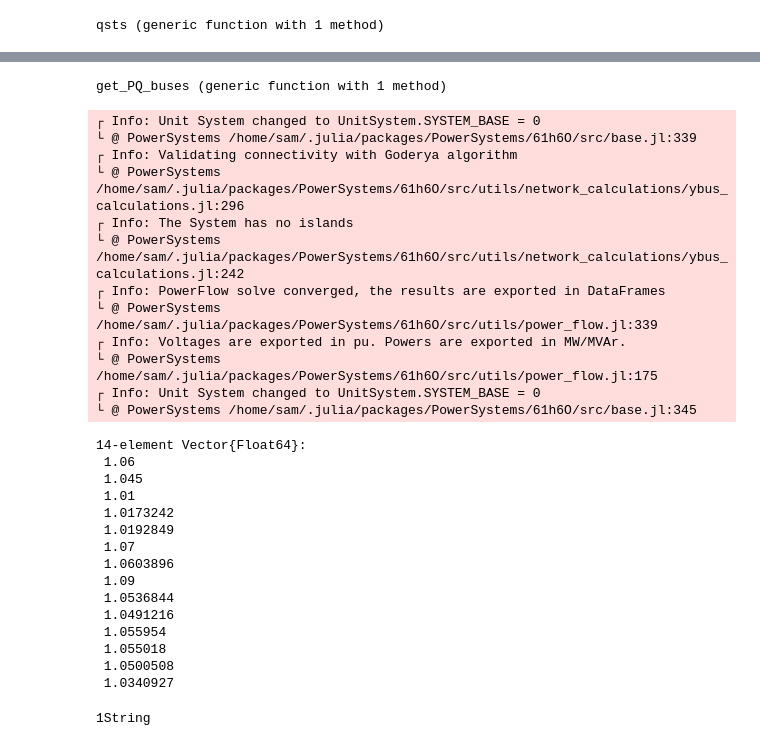
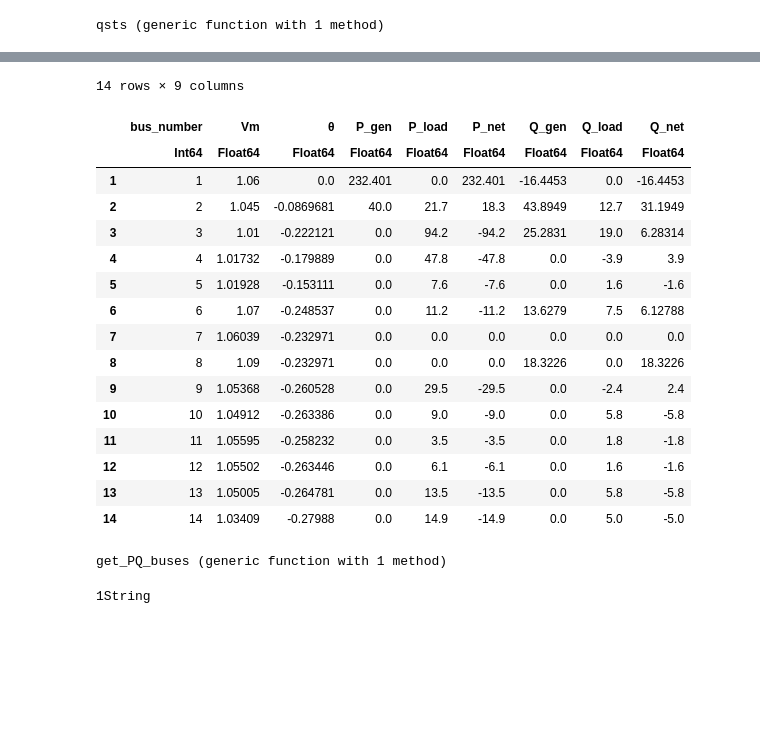
Before and after one commit to samtalki/PowerSensitivities.jl, a Jupyter notebook: src/GlobalSensitivtyExample.ipynb, the cells around one changed output, grey strips where cells are left out. Saved outputs shown, nothing was run; the diff lists cells and outputs as text; code cells hidden in the pictures; blank space fills up the shorter version.

```diff
--- a/src/GlobalSensitivtyExample.ipynb
+++ b/src/GlobalSensitivtyExample.ipynb
@@ -348,3 +420,5 @@ results["bus_results"][!,"Vm"]
 # %%
 # %% [output]
 qsts (generic function with 1 method)
+# %%
+results = solve_powerflow(system_model)
@@ -351,3 +457,23 @@ qsts (generic function with 1 method)
+# %%
+results["bus_results"]
+# %% [output]
+14 rows × 9 columns
+|  | bus_number | Vm | θ | P_gen | P_load | P_net | Q_gen | Q_load | Q_net |
+|  | Int64 | Float64 | Float64 | Float64 | Float64 | Float64 | Float64 | Float64 | Float64 |
+| 1 | 1 | 1.06 | 0.0 | 232.401 | 0.0 | 232.401 | -16.4453 | 0.0 | -16.4453 |
+| 2 | 2 | 1.045 | -0.0869681 | 40.0 | 21.7 | 18.3 | 43.8949 | 12.7 | 31.1949 |
+| 3 | 3 | 1.01 | -0.222121 | 0.0 | 94.2 | -94.2 | 25.2831 | 19.0 | 6.28314 |
+| 4 | 4 | 1.01732 | -0.179889 | 0.0 | 47.8 | -47.8 | 0.0 | -3.9 | 3.9 |
+| 5 | 5 | 1.01928 | -0.153111 | 0.0 | 7.6 | -7.6 | 0.0 | 1.6 | -1.6 |
+| 6 | 6 | 1.07 | -0.248537 | 0.0 | 11.2 | -11.2 | 13.6279 | 7.5 | 6.12788 |
+| 7 | 7 | 1.06039 | -0.232971 | 0.0 | 0.0 | 0.0 | 0.0 | 0.0 | 0.0 |
+| 8 | 8 | 1.09 | -0.232971 | 0.0 | 0.0 | 0.0 | 18.3226 | 0.0 | 18.3226 |
+| 9 | 9 | 1.05368 | -0.260528 | 0.0 | 29.5 | -29.5 | 0.0 | -2.4 | 2.4 |
+| 10 | 10 | 1.04912 | -0.263386 | 0.0 | 9.0 | -9.0 | 0.0 | 5.8 | -5.8 |
+| 11 | 11 | 1.05595 | -0.258232 | 0.0 | 3.5 | -3.5 | 0.0 | 1.8 | -1.8 |
+| 12 | 12 | 1.05502 | -0.263446 | 0.0 | 6.1 | -6.1 | 0.0 | 1.6 | -1.6 |
+| 13 | 13 | 1.05005 | -0.264781 | 0.0 | 13.5 | -13.5 | 0.0 | 5.8 | -5.8 |
+| 14 | 14 | 1.03409 | -0.27988 | 0.0 | 14.9 | -14.9 | 0.0 | 5.0 | -5.0 |
 # %%
 function get_PQ_buses(sys::System)
     buses = collect(get_components(Bus,sys))
@@ -356,36 +482,6 @@ function get_PQ_buses(sys::System)
 end
 # %% [output]
 get_PQ_buses (generic function with 1 method)
-# %%
-vmag_0 = get_voltages(sys)
-# %% [output]
-┌ Info: Unit System changed to UnitSystem.SYSTEM_BASE = 0
-└ @ PowerSystems /home/sam/.julia/packages/PowerSystems/61h6O/src/base.jl:339
-┌ Info: Validating connectivity with Goderya algorithm
-└ @ PowerSystems /home/sam/.julia/packages/PowerSystems/61h6O/src/utils/network_calculations/ybus_calculations.jl:296
-┌ Info: The System has no islands
-└ @ PowerSystems /home/sam/.julia/packages/PowerSystems/61h6O/src/utils/network_calculations/ybus_calculations.jl:242
-┌ Info: PowerFlow solve converged, the results are exported in DataFrames
-└ @ PowerSystems /home/sam/.julia/packages/PowerSystems/61h6O/src/utils/power_flow.jl:339
-┌ Info: Voltages are exported in pu. Powers are exported in MW/MVAr.
-└ @ PowerSystems /home/sam/.julia/packages/PowerSystems/61h6O/src/utils/power_flow.jl:175
-┌ Info: Unit System changed to UnitSystem.SYSTEM_BASE = 0
-└ @ PowerSystems /home/sam/.julia/packages/PowerSystems/61h6O/src/base.jl:345
-14-element Vector{Float64}:
- 1.06
- 1.045
- 1.01
- 1.0173242
- 1.0192849
- 1.07
- 1.0603896
- 1.09
- 1.0536844
- 1.0491216
- 1.055954
- 1.055018
- 1.0500508
- 1.0340927
 # %%
 PQ_buses = get_PQ_buses(sys);
 inj_bus = PQ_buses[1];
```
Also changed, not shown: parts of 5 cells of this notebook, 3 other files.
